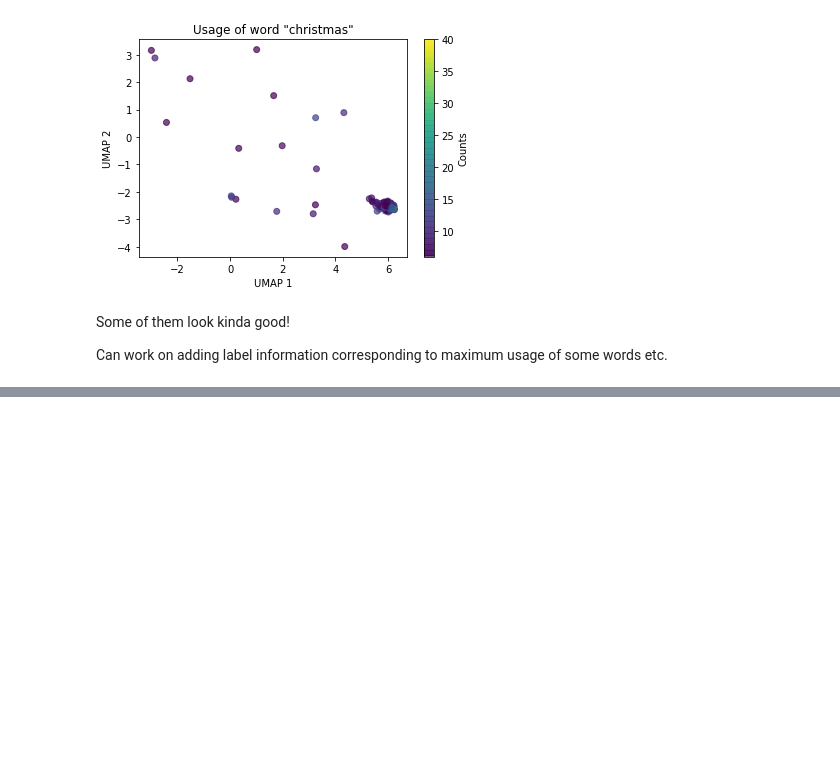
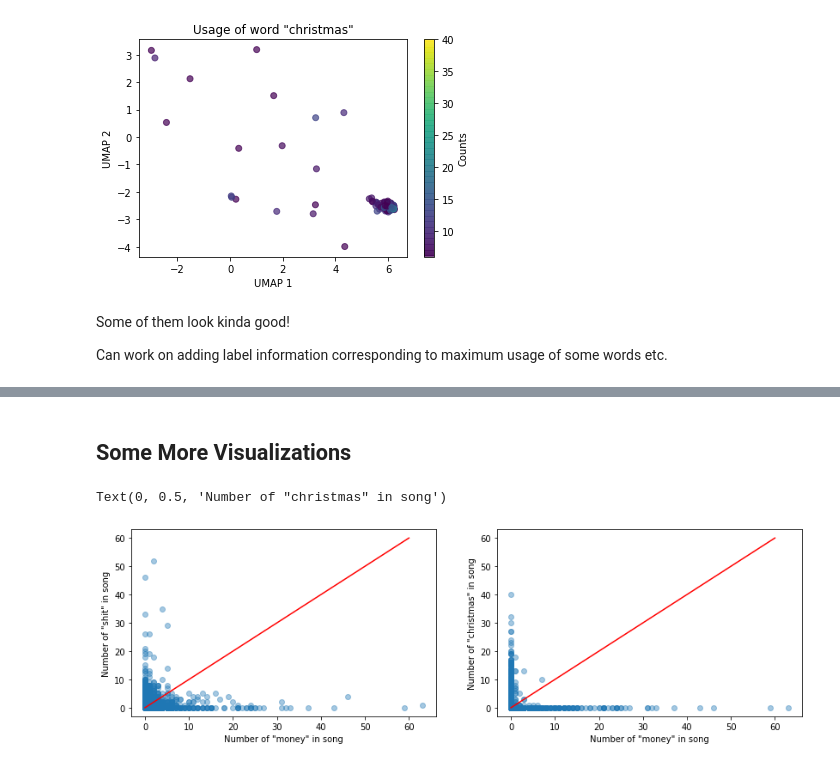
Before and after one commit to alpakpinar/genreGenius, a Jupyter notebook: count_visualize.ipynb, the cells around one changed output, grey strips where cells are left out. Cells and saved outputs as stored; diff of their text form; code cells hidden in the pictures; blank space fills up the shorter version.

```diff
--- a/count_visualize.ipynb
+++ b/count_visualize.ipynb
@@ -73,0 +130,18 @@ Can work on adding label information corresponding to maximum usage of some word
+# %% [markdown]
+## Some More Visualizations
+# %%
+fig = plt.figure(figsize=(14,4))
+ax1 = plt.subplot(1,2,1)
+ax1.scatter(count_data['money'], count_data['shit'], alpha=0.4)
+ax1.plot(np.linspace(0,60), np.linspace(0,60), 'r')
+ax1.set_xlabel('Number of "money" in song')
+ax1.set_ylabel('Number of "shit" in song')
+
+ax2 = plt.subplot(1,2,2)
+ax2.scatter(count_data['money'], count_data['christmas'], alpha=0.4)
+ax2.plot(np.linspace(0,60), np.linspace(0,60), 'r')
+ax2.set_xlabel('Number of "money" in song')
+ax2.set_ylabel('Number of "christmas" in song')
+# %% [output]
+Text(0, 0.5, 'Number of "christmas" in song')
+[figure, added]
```
Also changed, not shown: parts of 4 cells of this notebook.
